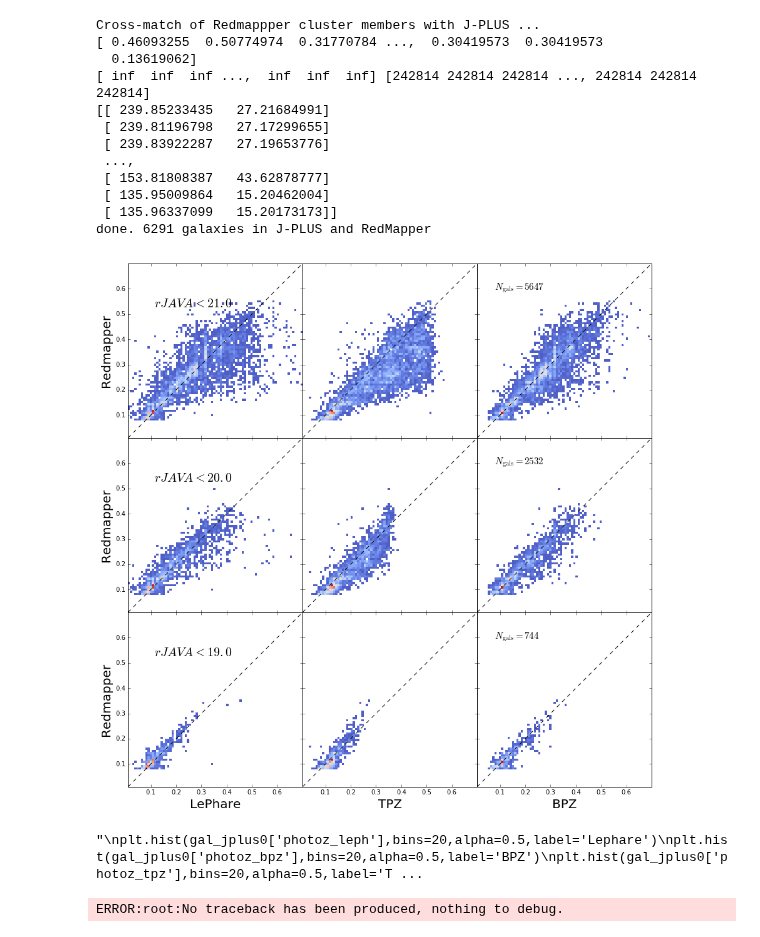
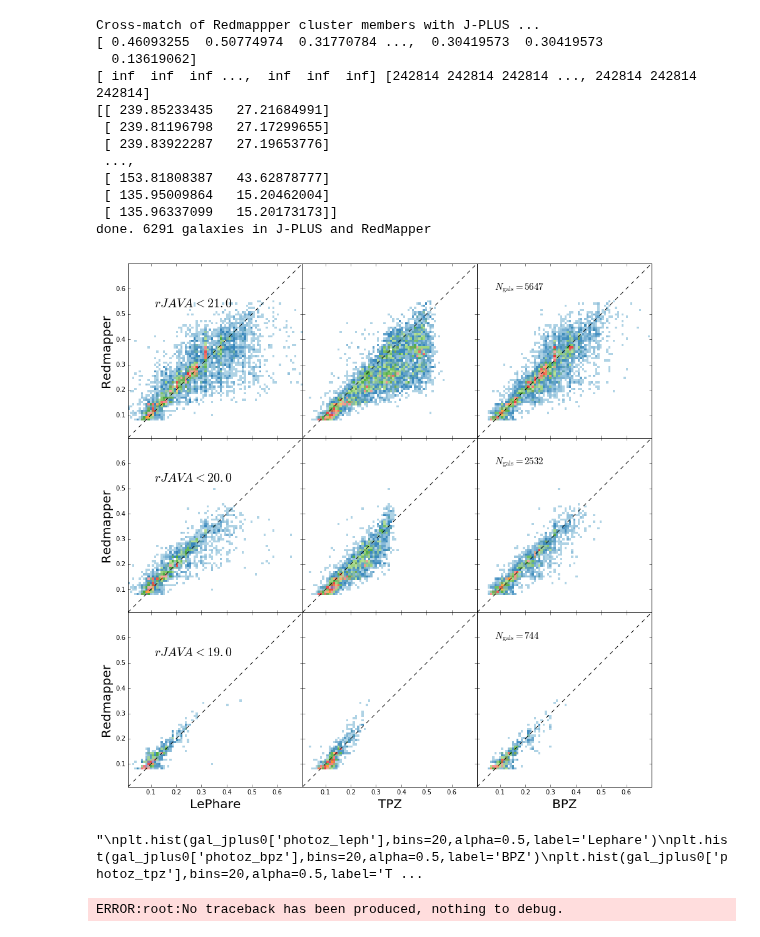
Before and after one commit to aaorsi/ELG_analysis, a Jupyter notebook: photoz_redmapper.ipynb, the cells around one changed output. Saved outputs shown, nothing was run; the diff lists cells and outputs as text; code cells hidden in the pictures.

```diff
--- a/photoz_redmapper.ipynb
+++ b/photoz_redmapper.ipynb
@@ -126,37 +126,37 @@ for j in range(3):
     for i in range(3):
         ax = plt.subplot(gs[j,i])
         counts, ybins, xbins, image = ax.hist2d(samp[pz_list[i]][sel], samp['z_redmapper'][sel], bins=80,
-                                             range=[xr, yr],cmap=plt.cm.coolwarm, normed=LogNorm(),
+                                             range=[xr, yr],cmap=plt.cm.Paired, normed=LogNorm(),
                                              cmin=0.01, label=leg_list[i], alpha=0.9)
         ax.plot(xr,yr,'k--')
         ax.set_xlabel(leg_list[i],fontsize=20)
 
         if i == 0:
             ax.set_ylabel('Redmapper',fontsize=20)
             ax.text(0.15,0.75,r'$rJAVA < %.1f$'% rlim[j], fontsize=20,transform=ax.transAxes)
         else:
             ax.set_yticklabels([])
 
         if i == 2:
             ax.text(0.1,0.85,r'$N_{\rm gals}=%ld$'% len(samp['z_redmapper'][sel]), fontsize=15,transform=ax.transAxes)
 
 plt.show()
 
 
 
 
 
 
 
 """
 plt.hist(gal_jplus0['photoz_leph'],bins=20,alpha=0.5,label='Lephare')
 plt.hist(gal_jplus0['photoz_bpz'],bins=20,alpha=0.5,label='BPZ')
 plt.hist(gal_jplus0['photoz_tpz'],bins=20,alpha=0.5,label='TPZ')
 plt.legend()
 plt.show()
 """
 # %% [output]
-[figure, old version]
+[figure, new version]
 "\nplt.hist(gal_jplus0['photoz_leph'],bins=20,alpha=0.5,label='Lephare')\nplt.hist(gal_jplus0['photoz_bpz'],bins=20,alpha=0.5,label='BPZ')\nplt.hist(gal_jplus0['photoz_tpz'],bins=20,alpha=0.5,label='T ...
 # %%
 
```
Also changed, not shown: parts of 1 cell of this notebook.
